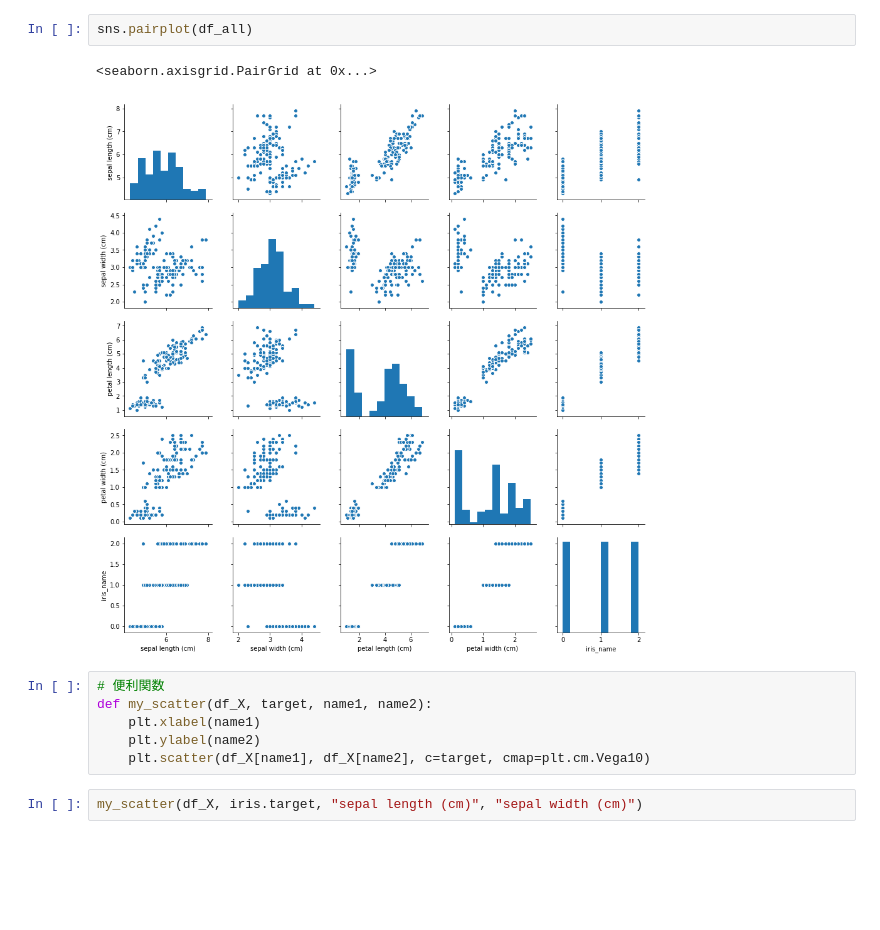
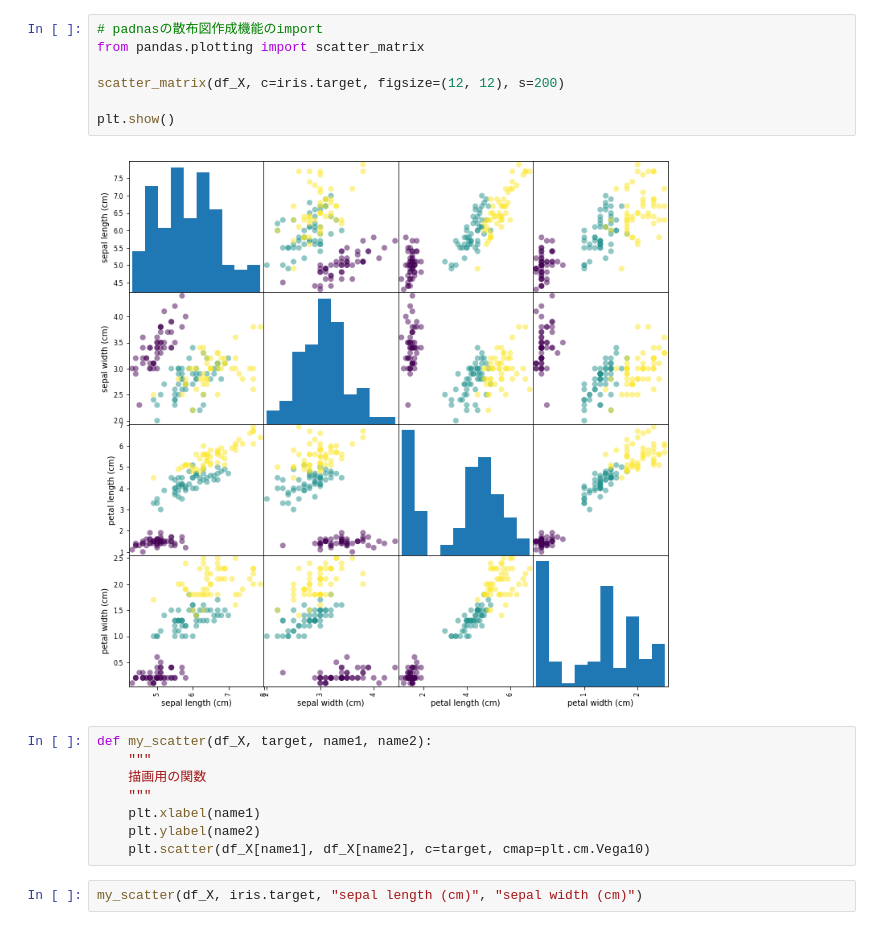
Before and after one commit to qu1sta/sklearn_samples, a Jupyter notebook: classification.ipynb, the cells around one changed output. Saved outputs shown, nothing was run; the diff lists cells and outputs as text; blank space fills up the shorter version.

```diff
--- a/classification.ipynb
+++ b/classification.ipynb
@@ -77,11 +84,17 @@ sns.heatmap(df_all.corr())
-# %%
-sns.pairplot(df_all)
-# %% [output]
-<seaborn.axisgrid.PairGrid at 0x...>
-[figure, removed]
+# %%
+# padnasの散布図作成機能のimport
+from pandas.plotting import scatter_matrix
+
+scatter_matrix(df_X, c=iris.target, figsize=(12, 12), s=200)
+
+plt.show()
+# %% [output]
+[figure, added]
 # %%
-# 便利関数
 def my_scatter(df_X, target, name1, name2):
+    """
+    描画用の関数
+    """
     plt.xlabel(name1)
     plt.ylabel(name2)
     plt.scatter(df_X[name1], df_X[name2], c=target, cmap=plt.cm.Vega10)
```
Also changed, not shown: parts of 33 cells of this notebook.
